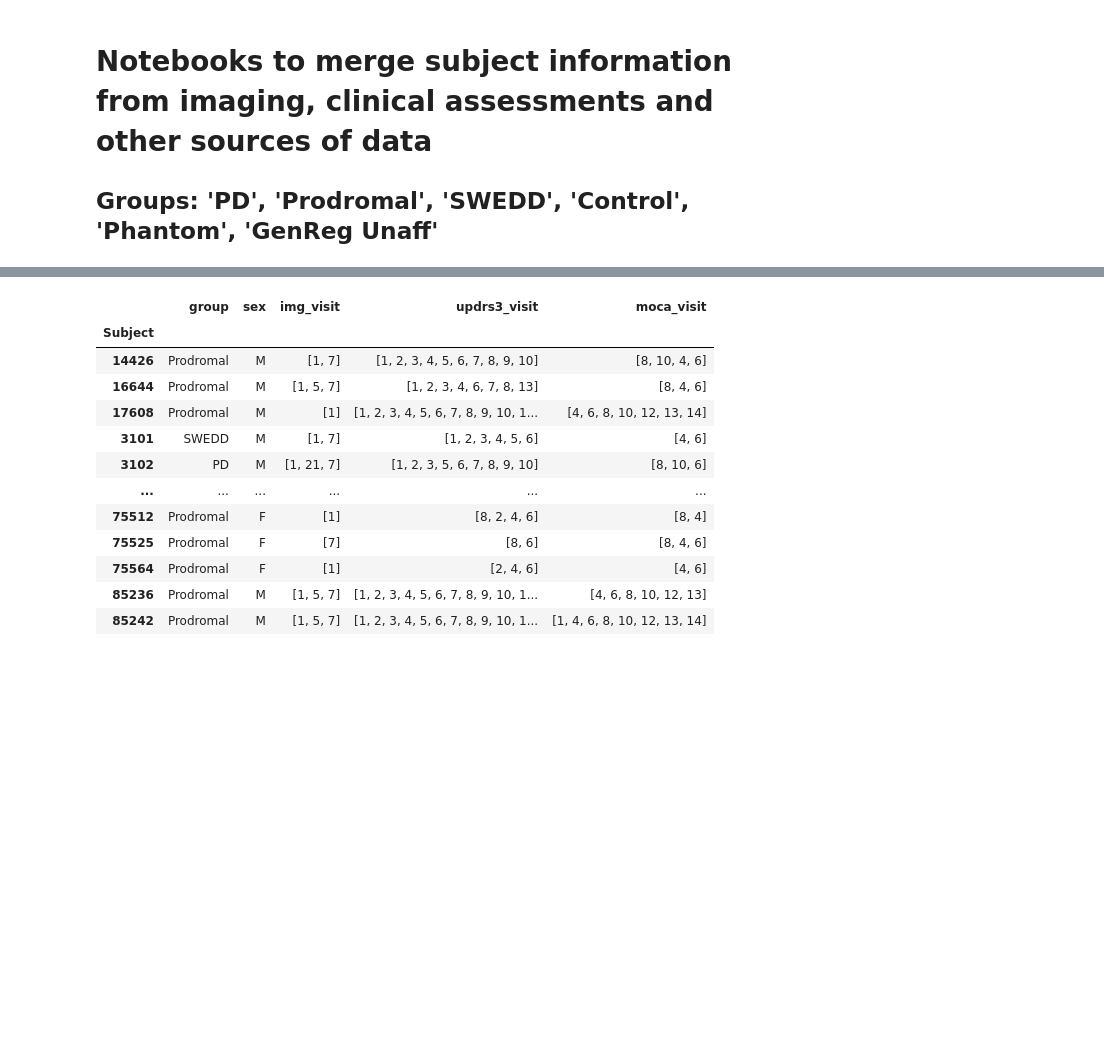
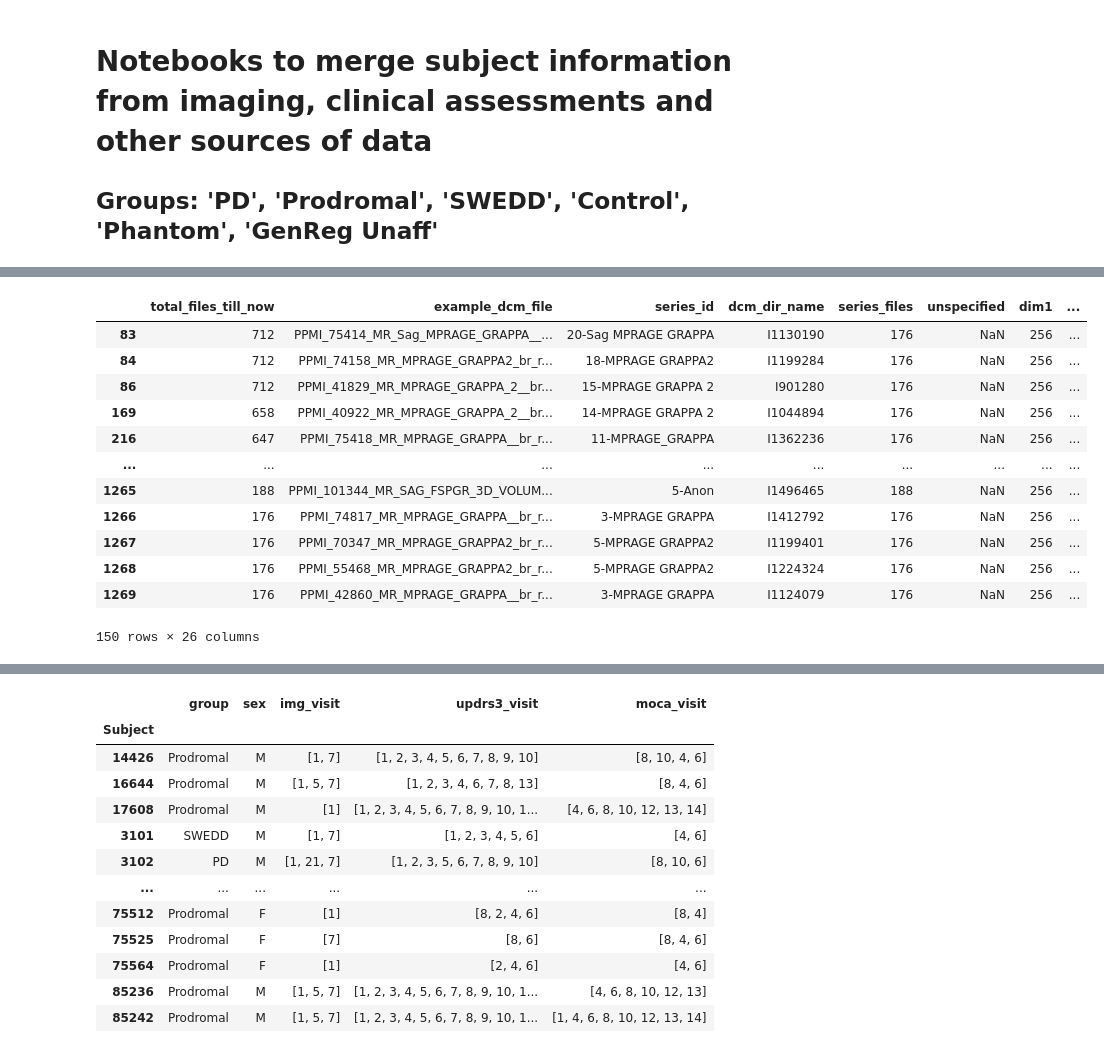
Before and after one commit to nipoppy/nipoppy, a Jupyter notebook: notebooks/subject_profiling_filtering.ipynb, the cells around one changed output, grey strips where cells are left out. Drawn from its saved outputs; the diff is of its cells as text; code cells hidden in the pictures; blank space fills up the shorter version.

```diff
--- a/notebooks/subject_profiling_filtering.ipynb
+++ b/notebooks/subject_profiling_filtering.ipynb
@@ -88 +120,17 @@ array(['Anon', '2D GRE-MT', 'DTI_gated', 'Sag MPRAGE GRAPPA',
+# %%
+ppmi_dicom_data[ppmi_dicom_data['series_description'].str.contains('T1|MPRAGE', regex=True)]
+# %% [output]
+|  | total_files_till_now | example_dcm_file | series_id | dcm_dir_name | series_files | unspecified | dim1 | ... |
+| 83 | 712 | PPMI_75414_MR_Sag_MPRAGE_GRAPPA__... | 20-Sag MPRAGE GRAPPA | I1130190 | 176 | NaN | 256 | ... |
+| 84 | 712 | PPMI_74158_MR_MPRAGE_GRAPPA2_br_r... | 18-MPRAGE GRAPPA2 | I1199284 | 176 | NaN | 256 | ... |
+| 86 | 712 | PPMI_41829_MR_MPRAGE_GRAPPA_2__br... | 15-MPRAGE GRAPPA 2 | I901280 | 176 | NaN | 256 | ... |
+| 169 | 658 | PPMI_40922_MR_MPRAGE_GRAPPA_2__br... | 14-MPRAGE GRAPPA 2 | I1044894 | 176 | NaN | 256 | ... |
+| 216 | 647 | PPMI_75418_MR_MPRAGE_GRAPPA__br_r... | 11-MPRAGE_GRAPPA | I1362236 | 176 | NaN | 256 | ... |
+| ... | ... | ... | ... | ... | ... | ... | ... | ... |
+| 1265 | 188 | PPMI_101344_MR_SAG_FSPGR_3D_VOLUM... | 5-Anon | I1496465 | 188 | NaN | 256 | ... |
+| 1266 | 176 | PPMI_74817_MR_MPRAGE_GRAPPA__br_r... | 3-MPRAGE GRAPPA | I1412792 | 176 | NaN | 256 | ... |
+| 1267 | 176 | PPMI_70347_MR_MPRAGE_GRAPPA2_br_r... | 5-MPRAGE GRAPPA2 | I1199401 | 176 | NaN | 256 | ... |
+| 1268 | 176 | PPMI_55468_MR_MPRAGE_GRAPPA2_br_r... | 5-MPRAGE GRAPPA2 | I1224324 | 176 | NaN | 256 | ... |
+| 1269 | 176 | PPMI_42860_MR_MPRAGE_GRAPPA__br_r... | 3-MPRAGE GRAPPA | I1124079 | 176 | NaN | 256 | ... |
+150 rows × 26 columns
 # %%
```
Also changed, not shown: parts of 5 cells of this notebook.
